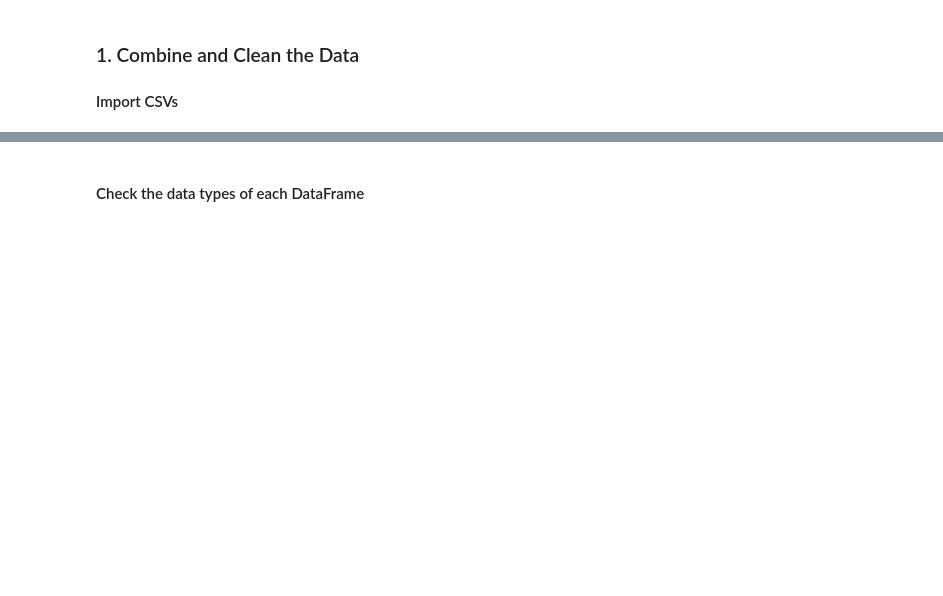
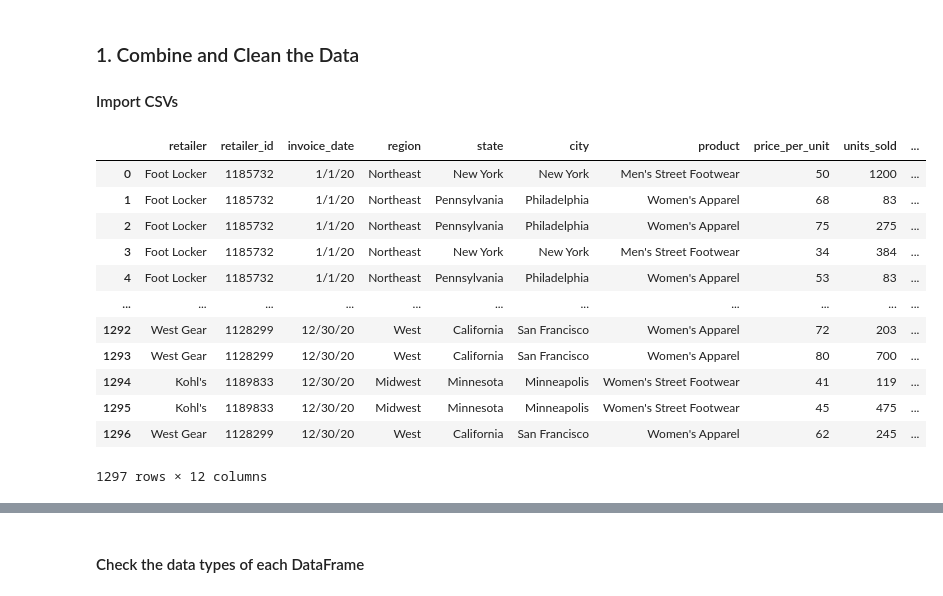
Before and after one commit to Buford4/athletic_sales_analysis, a Jupyter notebook: M5_Starter_Code/athletic_sales_analysis_starter_code.ipynb, the cells around one changed output, grey strips where cells are left out. Cells and saved outputs as stored; diff of their text form; code cells hidden in the pictures; blank space fills up the shorter version.

```diff
--- a/M5_Starter_Code/athletic_sales_analysis_starter_code.ipynb
+++ b/M5_Starter_Code/athletic_sales_analysis_starter_code.ipynb
@@ -6,9 +6,24 @@ import pandas as pd
 #### Import CSVs
 # %%
 # Read the CSV files into DataFrames.
-df = pd.read_csv('/Users/beau/Desktop/Student_AI_Repo/athletic_sales_analysis/M5_Starter_Code/Resources/athletic_sales_2020.csv')
-df = pd.read_csv('/Users/beau/Desktop/Student_AI_Repo/athletic_sales_analysis/M5_Starter_Code/Resources/athletic_sales_2021.csv')
+df1 = pd.read_csv('/Users/beau/Desktop/Student_AI_Repo/athletic_sales_analysis/M5_Starter_Code/Resources/athletic_sales_2020.csv')
+df2 = pd.read_csv('/Users/beau/Desktop/Student_AI_Repo/athletic_sales_analysis/M5_Starter_Code/Resources/athletic_sales_2021.csv')
 # %%
 # Display the 2020 sales DataFrame
+display(df1)
+# %% [output]
+|  | retailer | retailer_id | invoice_date | region | state | city | product | price_per_unit | units_sold | ... |
+| 0 | Foot Locker | 1185732 | 1/1/20 | Northeast | New York | New York | Men's Street Footwear | 50 | 1200 | ... |
+| 1 | Foot Locker | 1185732 | 1/1/20 | Northeast | Pennsylvania | Philadelphia | Women's Apparel | 68 | 83 | ... |
+| 2 | Foot Locker | 1185732 | 1/1/20 | Northeast | Pennsylvania | Philadelphia | Women's Apparel | 75 | 275 | ... |
+| 3 | Foot Locker | 1185732 | 1/1/20 | Northeast | New York | New York | Men's Street Footwear | 34 | 384 | ... |
+| 4 | Foot Locker | 1185732 | 1/1/20 | Northeast | Pennsylvania | Philadelphia | Women's Apparel | 53 | 83 | ... |
+| ... | ... | ... | ... | ... | ... | ... | ... | ... | ... | ... |
+| 1292 | West Gear | 1128299 | 12/30/20 | West | California | San Francisco | Women's Apparel | 72 | 203 | ... |
+| 1293 | West Gear | 1128299 | 12/30/20 | West | California | San Francisco | Women's Apparel | 80 | 700 | ... |
+| 1294 | Kohl's | 1189833 | 12/30/20 | Midwest | Minnesota | Minneapolis | Women's Street Footwear | 41 | 119 | ... |
+| 1295 | Kohl's | 1189833 | 12/30/20 | Midwest | Minnesota | Minneapolis | Women's Street Footwear | 45 | 475 | ... |
+| 1296 | West Gear | 1128299 | 12/30/20 | West | California | San Francisco | Women's Apparel | 62 | 245 | ... |
+1297 rows × 12 columns
 # %%
 # Display the 2021 sales DataFrame
```
Also changed, not shown: parts of 15 cells of this notebook.
